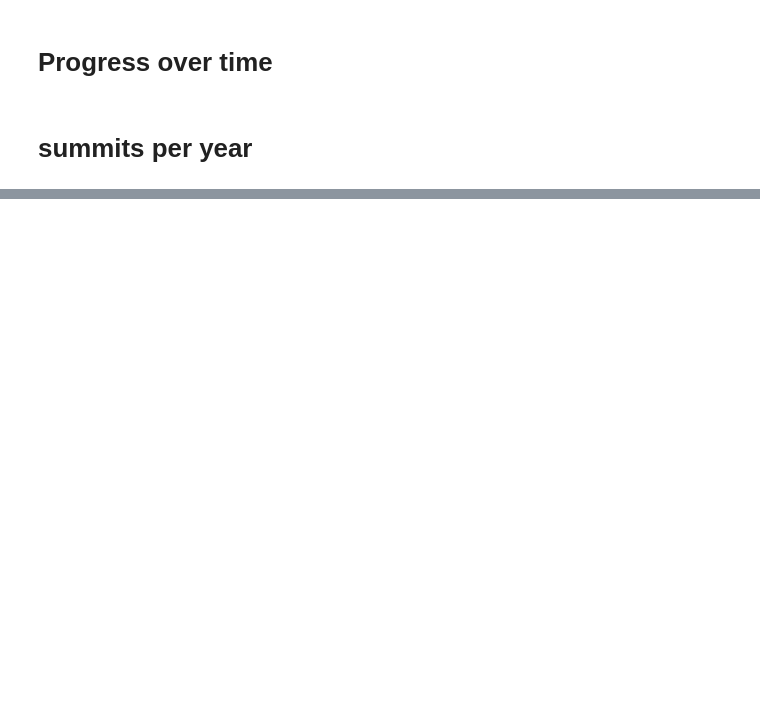
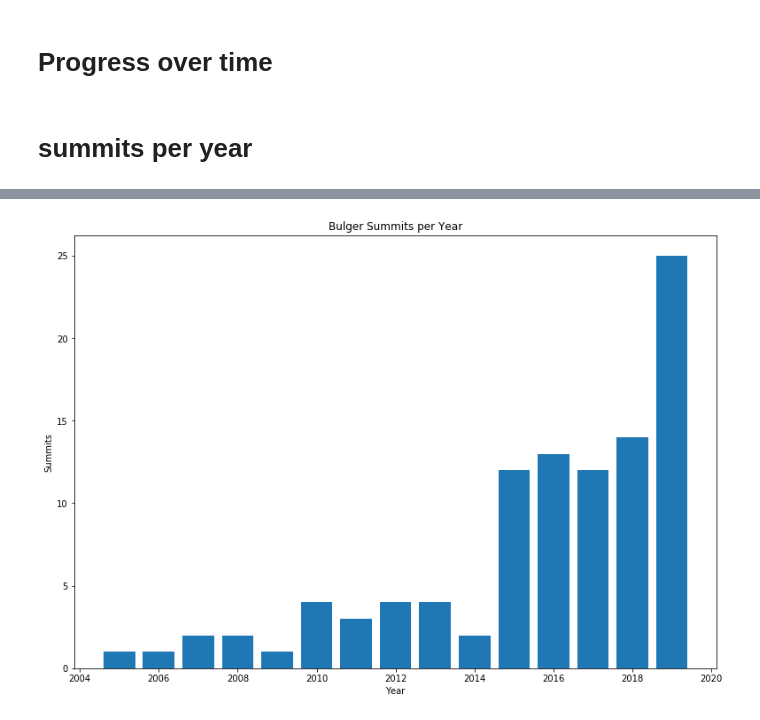
Before and after one commit to galenweld/bulger_analysis, a Jupyter notebook: analysis.ipynb, the cells around one changed output, grey strips where cells are left out. Cells and saved outputs as stored; diff of their text form; code cells hidden in the pictures; blank space fills up the shorter version.

```diff
--- a/analysis.ipynb
+++ b/analysis.ipynb
@@ -409,3 +420,12 @@ for year, count in sorted(summits_per_year.items(), key=lambda x: x[0]):
+# %%
+plt.figure(figsize=(13,9))
+plt.bar( *zip(*summits_per_year.items()) )
+plt.title("Bulger Summits per Year")
+plt.xlabel("Year")
+plt.ylabel("Summits")
+plt.show()
+# %% [output]
+[figure, added]
 # %%
 finished_so_far = 0
 amount_complete_by_day = {}
```
Also changed, not shown: parts of 15 cells of this notebook, 1 other file.
